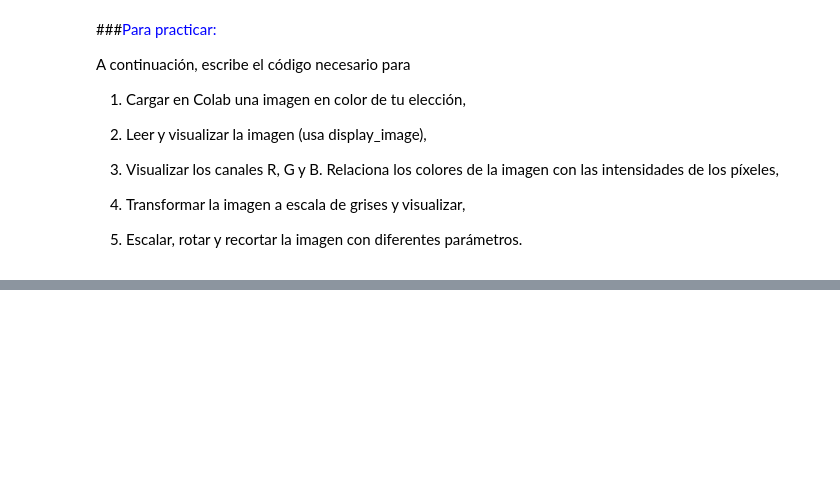
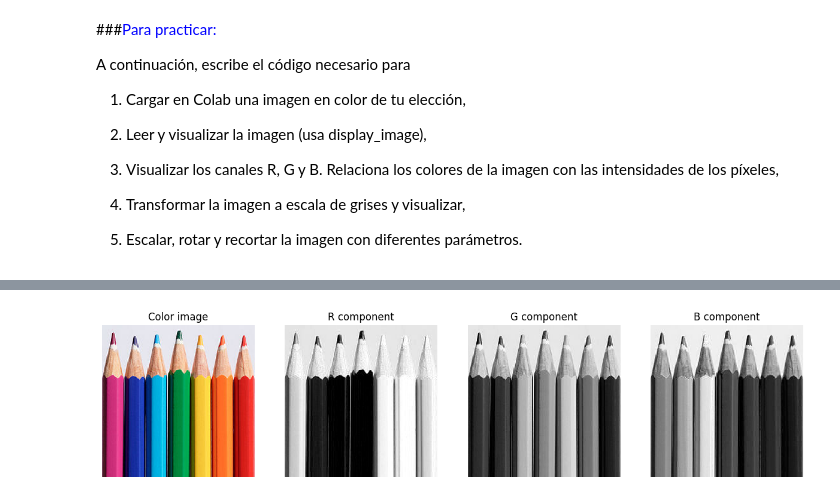
Before and after one commit to Yagouch/PDI-Notebook, a Jupyter notebook: P1/PDI_Lab1_Introduccion.ipynb, the cells around one changed output, grey strips where cells are left out. Drawn from its saved outputs; the diff is of its cells as text; code cells hidden in the pictures; blank space fills up the shorter version.

```diff
--- a/P1/PDI_Lab1_Introduccion.ipynb
+++ b/P1/PDI_Lab1_Introduccion.ipynb
@@ -300,0 +303,18 @@ A continuación, escribe el código necesario para
+# %%
+# 3
+plt.figure(figsize=(12,4))
+plt.subplot(141), imshow(im)
+plt.title('Color image')
+plt.axis('off')
+plt.subplot(142), imshow(im[:,:,0])
+plt.title('R component')
+plt.axis('off')
+plt.subplot(143), imshow(im[:,:,1])
+plt.title('G component')
+plt.axis('off')
+plt.subplot(144), imshow(im[:,:,2])
+plt.title('B component')
+plt.axis('off')
+plt.show()
+# %% [output]
+[figure, added]
```
Also changed, not shown: parts of 5 cells of this notebook.
